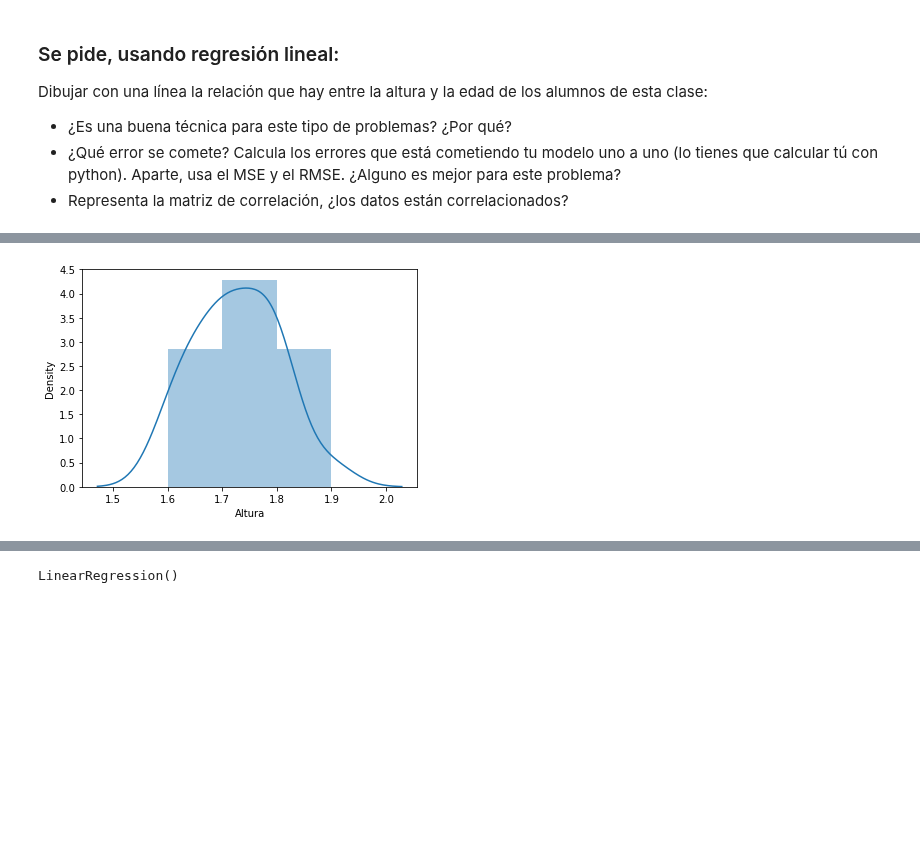
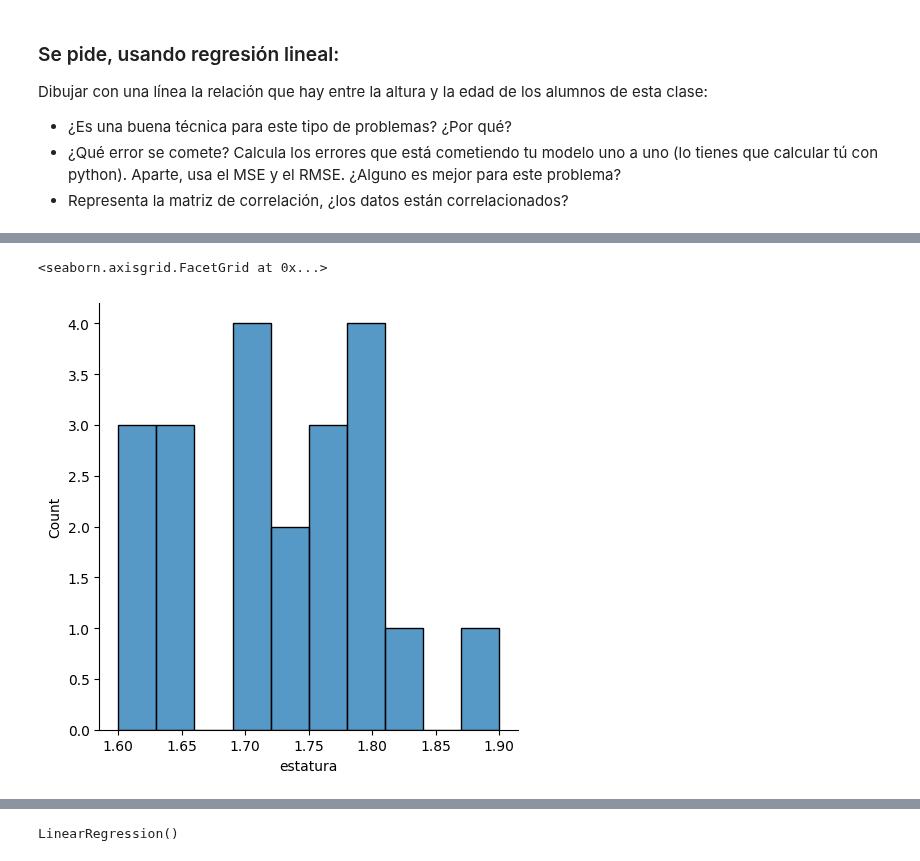
Before and after one commit to JLGOrtega/repo-clase-dsvlcsep24, a Jupyter notebook: 3-Machine_Learning/1-Supervisado/1-Regression/1-Linear_Regression/ejercicios/1 Height.ipynb, the cells around one changed output, grey strips where cells are left out. Saved outputs shown, nothing was run; the diff lists cells and outputs as text; code cells hidden in the pictures; blank space fills up the shorter version.

```diff
--- a/3-Machine_Learning/1-Supervisado/1-Regression/1-Linear_Regression/ejercicios/1 Height.ipynb
+++ b/3-Machine_Learning/1-Supervisado/1-Regression/1-Linear_Regression/ejercicios/1 Height.ipynb
@@ -33,2 +33,3 @@ lista_alumnos = [("Caranchoa", 24, 1.82),
 # %%
 # Crea el siguiente DataFrame
+df = pd.DataFrame(lista_alumnos, columns=["nombre", "edad", "estatura"])
@@ -87,6 +77,8 @@ memory usage: 632.0+ bytes
 # %%
 # Genera un distplot
+sns.displot(df.estatura, bins=10)
 # %% [output]
+<seaborn.axisgrid.FacetGrid at 0x...>
-[figure, old version]
+[figure, new version]
 # %%
 # Divide el df en features (X) y target (y)
```
Also changed, not shown: parts of 32 cells of this notebook, 8 other files.
